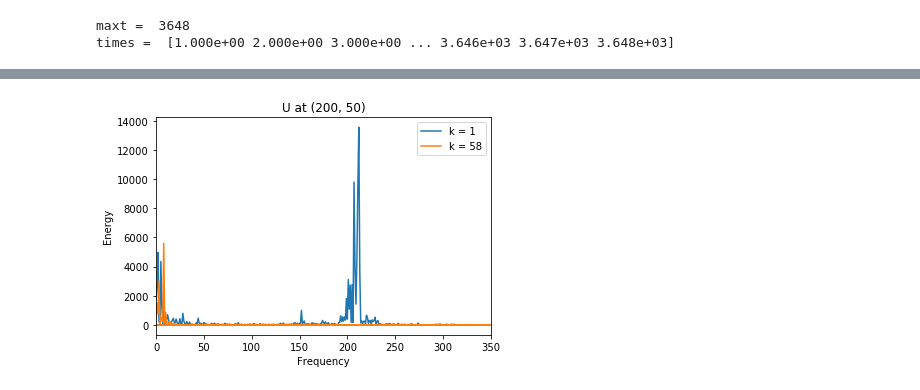
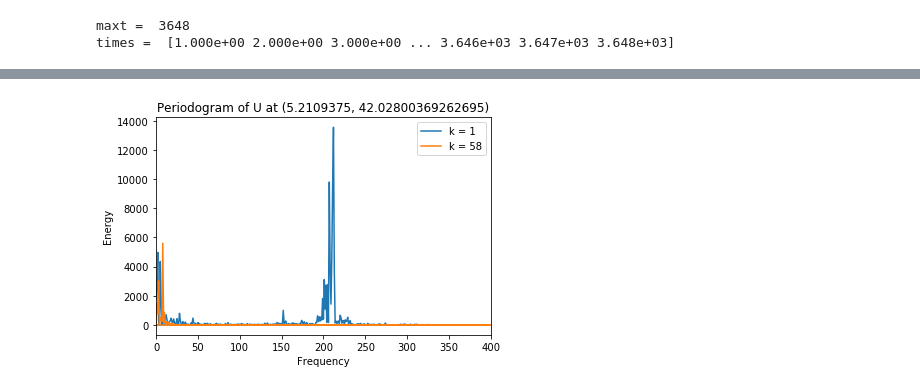
Before and after one commit to mclaret/JISAOinternship, a Jupyter notebook: notebooks/mark/fft_U_V.ipynb, the cells around one changed output, grey strips where cells are left out. Cells and saved outputs as stored; diff of their text form; code cells hidden in the pictures.

Commit message:
added time series and fixed coordinate labels

```diff
--- a/notebooks/mark/fft_U_V.ipynb
+++ b/notebooks/mark/fft_U_V.ipynb
@@ -30,6 +30,8 @@ x = 200
 y = 50
 
 # variables at k=1
+nav_lon = gridU_k1.variables['nav_lon'][y-1, x-1].copy()  # zonal velocities at time zero
+nav_lat = gridU_k1.variables['nav_lat'][y-1, x-1].copy()  # zonal velocities at time zero
 U_t0_k1 = gridU_k1.variables['vozocrtx'][:, 0, y-1, x-1].copy()  # zonal velocities at time zero
 V_t0_k1 = gridV_k1.variables['vomecrty'][:, 0, y-1, x-1].copy()  # meridional velocities at time zero
 
@@ -54,23 +81,25 @@ times =  [1.000e+00 2.000e+00 3.000e+00 ... 3.646e+03 3.647e+03 3.648e+03]
 # %%
 # find amplitudes of Fourier coefficients
 fc_U_k1 = np.fft.fft(U_t0_k1)                    # k1 Fourier coefficients (FCs)
 amp_U_k1 = fc_U_k1.real**2 + fc_U_k1.imag**2     # amplitude of k1 FCs
 fc_U_k58 = np.fft.fft(U_t0_k58)                  # k58 FCs
 amp_U_k58 = fc_U_k58.real**2 + fc_U_k58.imag**2  # amplitude of k58 FCs
 
 fq_U = np.fft.fftfreq(times.shape[-1],dt)        # frequencies corresponding to each FC (cycles/h)
+#fq_U *= (2.*np.pi) / fCor / 3600
+#fq_U /= Tip
 
-# plot spectrogram
+# plot periodogram of U
 plt.figure(1)
 plt.plot(fq_U*T, amp_U_k1, label='k = 1')
 plt.plot(fq_U*T, amp_U_k58, label='k = 58')
-plt.xlim(0,350)
+plt.xlim(0,400)
 
 # plot labels
-plt.title('U at ({}, {})'.format(x, y))
+plt.title('Periodogram of U at ({}, {})'.format(nav_lon, nav_lat))
 plt.xlabel('Frequency')
 plt.ylabel('Energy')
 plt.legend()
 plt.show()
 # %% [output]
-[figure, old version]
+[figure, new version]
```
Also changed, not shown: parts of 4 cells of this notebook.
